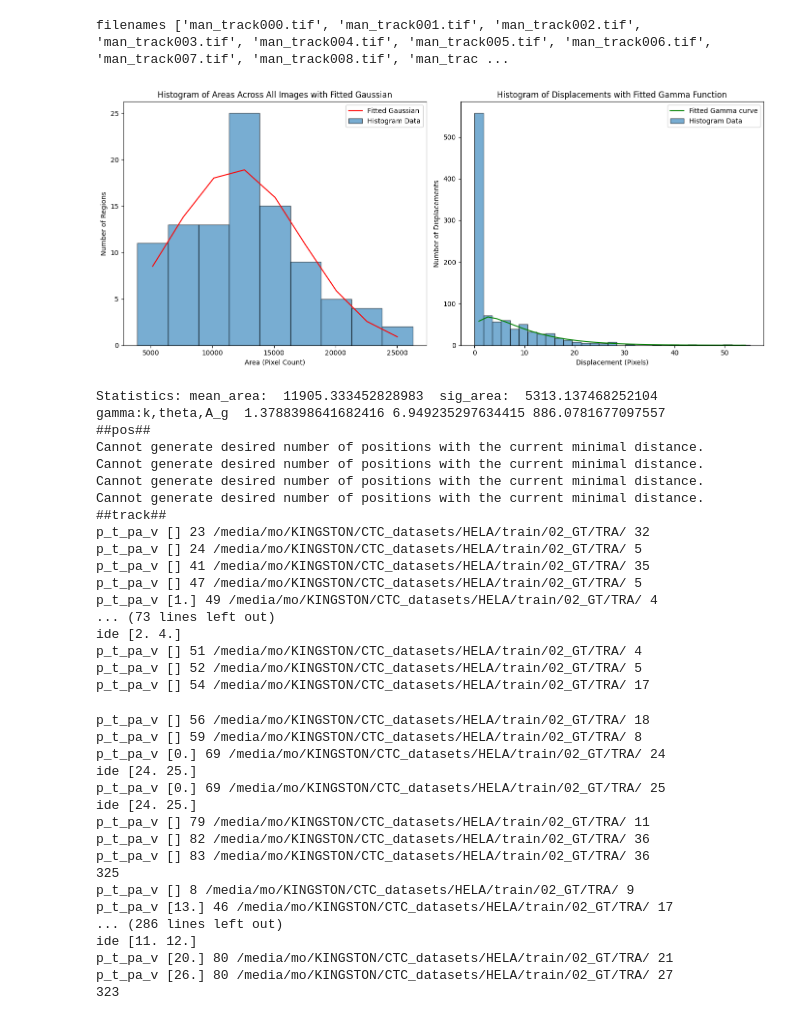
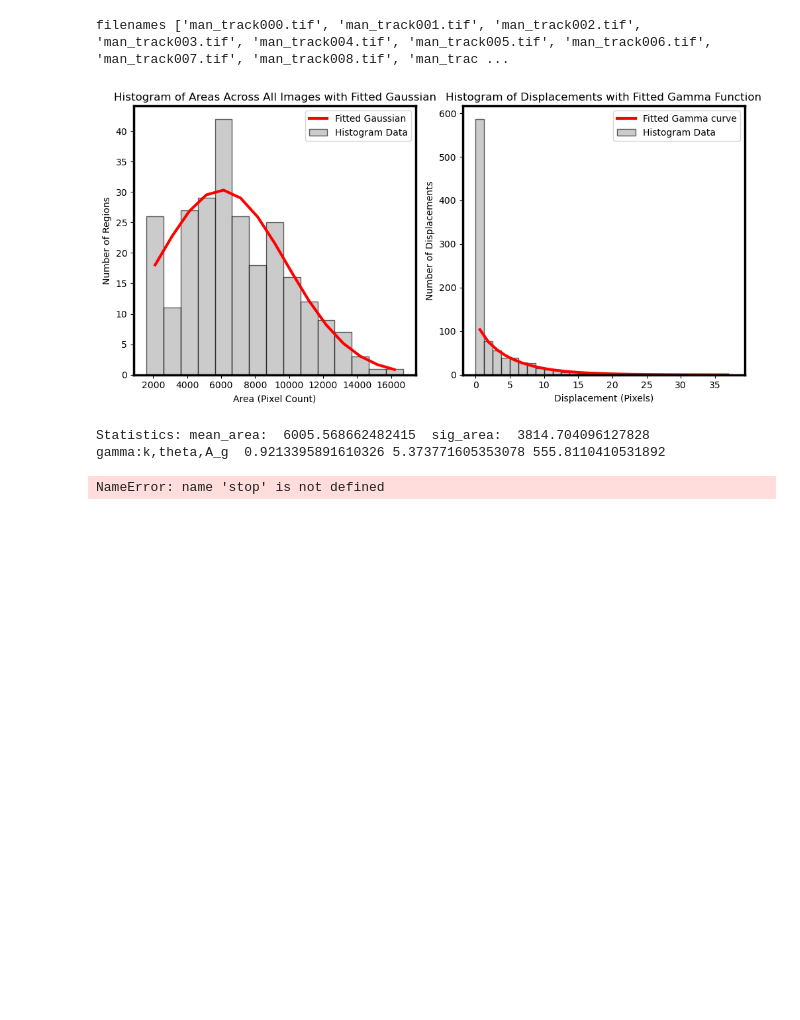
Before and after one commit to mosturm/IWR_CellTrack, a Jupyter notebook: CTC2CNetpipeline.ipynb, the cells around one changed output. Cells and saved outputs as stored; diff of their text form; code cells hidden in the pictures; blank space fills up the shorter version.

```diff
--- a/CTC2CNetpipeline.ipynb
+++ b/CTC2CNetpipeline.ipynb
@@ -1383,49 +1443,17 @@ def generate_XY_pairs(path,mu,sig,shape,name, save_dir,d):
 # %%
-print(stop)
-path='/media/mo/KINGSTON/CTC_datasets/HELA/train'
-name='HELA'
-save_path='/media/mo/KINGSTON/CTC_datasets_new/HELA/'
+#print(stop)
+path='/media/mo/KINGSTON/CTC_datasets/HUH/test'
+name='MSC2'
+save_path='/media/mo/KINGSTON/CTC_datasets_new/MSC2/'
 mito_d=4
 
 
 
 save_dir=save_path+name+'_train'
 
 generate_CTC_datasets(path,name,save_dir,d=mito_d)
 # %% [output]
 filenames ['man_track000.tif', 'man_track001.tif', 'man_track002.tif', 'man_track003.tif', 'man_track004.tif', 'man_track005.tif', 'man_track006.tif', 'man_track007.tif', 'man_track008.tif', 'man_trac ...
-[figure, old version]
+[figure, new version]
-Statistics: mean_area:  11905.333452828983  sig_area:  5313.137468252104  gamma:k,theta,A_g  1.3788398641682416 6.949235297634415 886.0781677097557
-##pos##
-Cannot generate desired number of positions with the current minimal distance.
-Cannot generate desired number of positions with the current minimal distance.
-Cannot generate desired number of positions with the current minimal distance.
-Cannot generate desired number of positions with the current minimal distance.
-##track##
-p_t_pa_v [] 23 /media/mo/KINGSTON/CTC_datasets/HELA/train/02_GT/TRA/ 32
-p_t_pa_v [] 24 /media/mo/KINGSTON/CTC_datasets/HELA/train/02_GT/TRA/ 5
-p_t_pa_v [] 41 /media/mo/KINGSTON/CTC_datasets/HELA/train/02_GT/TRA/ 35
-p_t_pa_v [] 47 /media/mo/KINGSTON/CTC_datasets/HELA/train/02_GT/TRA/ 5
-p_t_pa_v [1.] 49 /media/mo/KINGSTON/CTC_datasets/HELA/train/02_GT/TRA/ 4
-... (73 lines left out)
-ide [2. 4.]
-p_t_pa_v [] 51 /media/mo/KINGSTON/CTC_datasets/HELA/train/02_GT/TRA/ 4
-p_t_pa_v [] 52 /media/mo/KINGSTON/CTC_datasets/HELA/train/02_GT/TRA/ 5
-p_t_pa_v [] 54 /media/mo/KINGSTON/CTC_datasets/HELA/train/02_GT/TRA/ 17
+Statistics: mean_area:  6005.568662482415  sig_area:  3814.704096127828  gamma:k,theta,A_g  0.9213395891610326 5.373771605353078 555.8110410531892
-p_t_pa_v [] 56 /media/mo/KINGSTON/CTC_datasets/HELA/train/02_GT/TRA/ 18
-p_t_pa_v [] 59 /media/mo/KINGSTON/CTC_datasets/HELA/train/02_GT/TRA/ 8
-p_t_pa_v [0.] 69 /media/mo/KINGSTON/CTC_datasets/HELA/train/02_GT/TRA/ 24
-ide [24. 25.]
-p_t_pa_v [0.] 69 /media/mo/KINGSTON/CTC_datasets/HELA/train/02_GT/TRA/ 25
-ide [24. 25.]
-p_t_pa_v [] 79 /media/mo/KINGSTON/CTC_datasets/HELA/train/02_GT/TRA/ 11
-p_t_pa_v [] 82 /media/mo/KINGSTON/CTC_datasets/HELA/train/02_GT/TRA/ 36
-p_t_pa_v [] 83 /media/mo/KINGSTON/CTC_datasets/HELA/train/02_GT/TRA/ 36
-325
-p_t_pa_v [] 8 /media/mo/KINGSTON/CTC_datasets/HELA/train/02_GT/TRA/ 9
-p_t_pa_v [13.] 46 /media/mo/KINGSTON/CTC_datasets/HELA/train/02_GT/TRA/ 17
-... (286 lines left out)
-ide [11. 12.]
-p_t_pa_v [20.] 80 /media/mo/KINGSTON/CTC_datasets/HELA/train/02_GT/TRA/ 21
-p_t_pa_v [26.] 80 /media/mo/KINGSTON/CTC_datasets/HELA/train/02_GT/TRA/ 27
-323
+NameError: name 'stop' is not defined
```
Also changed, not shown: parts of 4 cells of this notebook, 4 other files.
